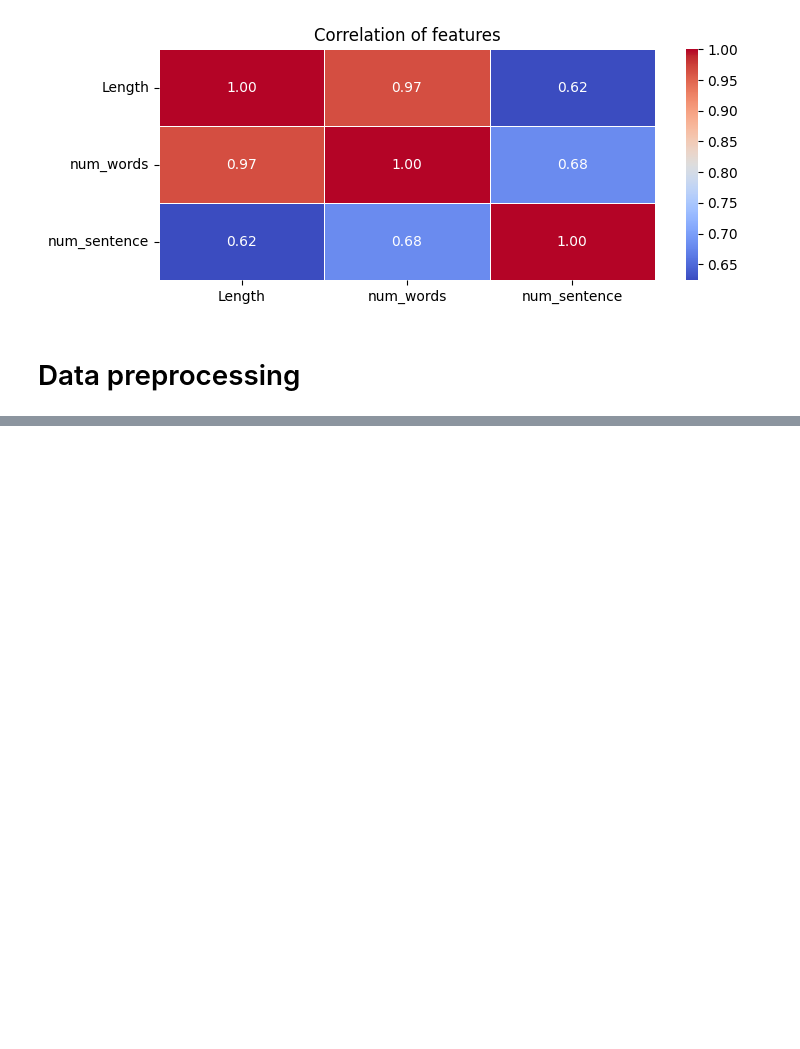
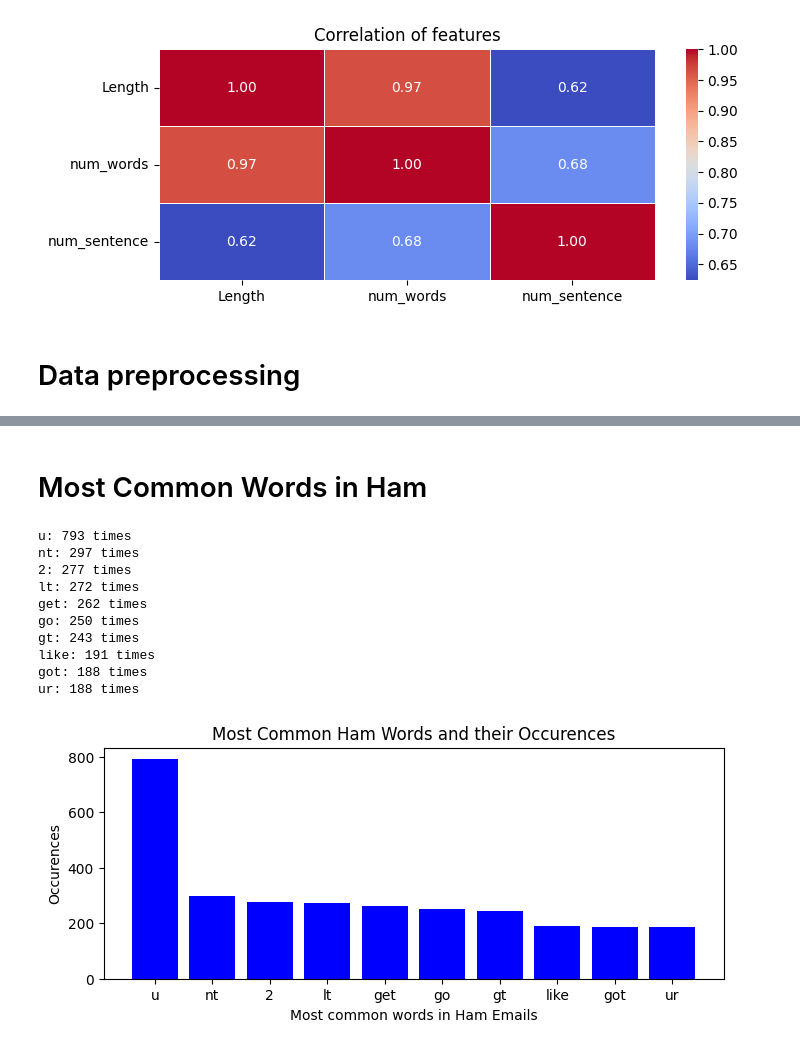
Before and after one commit to sameershrestha00/Spam-filter, a Jupyter notebook: spam_filter.ipynb, the cells around one changed output, grey strips where cells are left out. Saved outputs shown, nothing was run; the diff lists cells and outputs as text; code cells hidden in the pictures; blank space fills up the shorter version.

```diff
--- a/spam_filter.ipynb
+++ b/spam_filter.ipynb
@@ -208,0 +244,31 @@ print(data[['emails', 'transform']].head())
+# %% [markdown]
+# Most Common Words in Ham
+# %%
+ham_emails = data[data['result']=='ham']['transform']
+ham_words = ''.join(ham_emails).split()
+ham_word_count = Counter(ham_words)
+most_common_words = ham_word_count.most_common(10)
+for word, count in most_common_words:
+    print(f'{word}: {count} times')
+get_words = lambda x: [word[0] for word in x]
+get_occurences = lambda x: [word[1] for word in x]
+words = get_words(most_common_words)
+occurences = get_occurences(most_common_words)
+plt.figure(figsize = (8,3))
+plt.bar(words, occurences, color = ['Blue'])
+plt.xlabel('Most common words in Ham Emails')
+plt.ylabel('Occurences')
+plt.title("Most Common Ham Words and their Occurences")
+plt.show()
+# %% [output]
+u: 793 times
+nt: 297 times
+2: 277 times
+lt: 272 times
+get: 262 times
+go: 250 times
+gt: 243 times
+like: 191 times
+got: 188 times
+ur: 188 times
+[figure, added]
```
Also changed, not shown: parts of 8 cells of this notebook.
